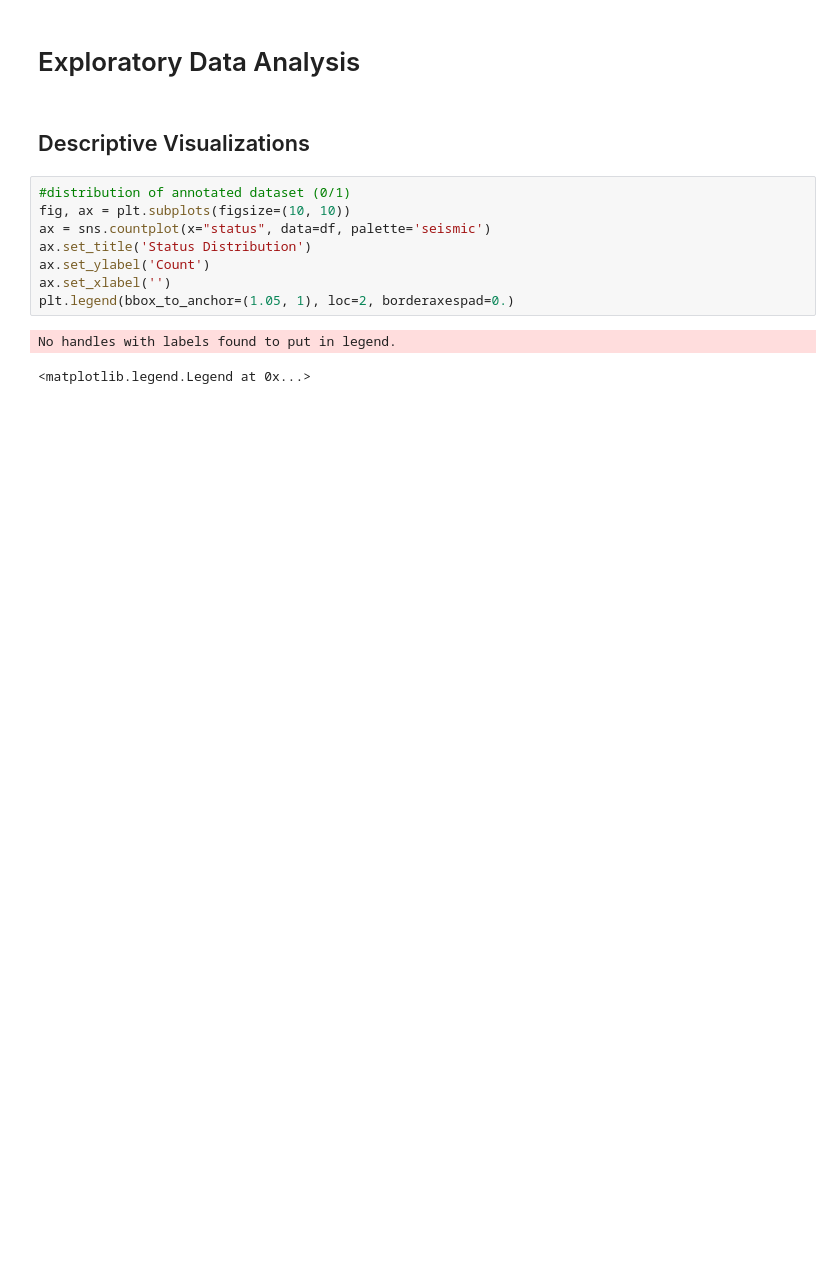
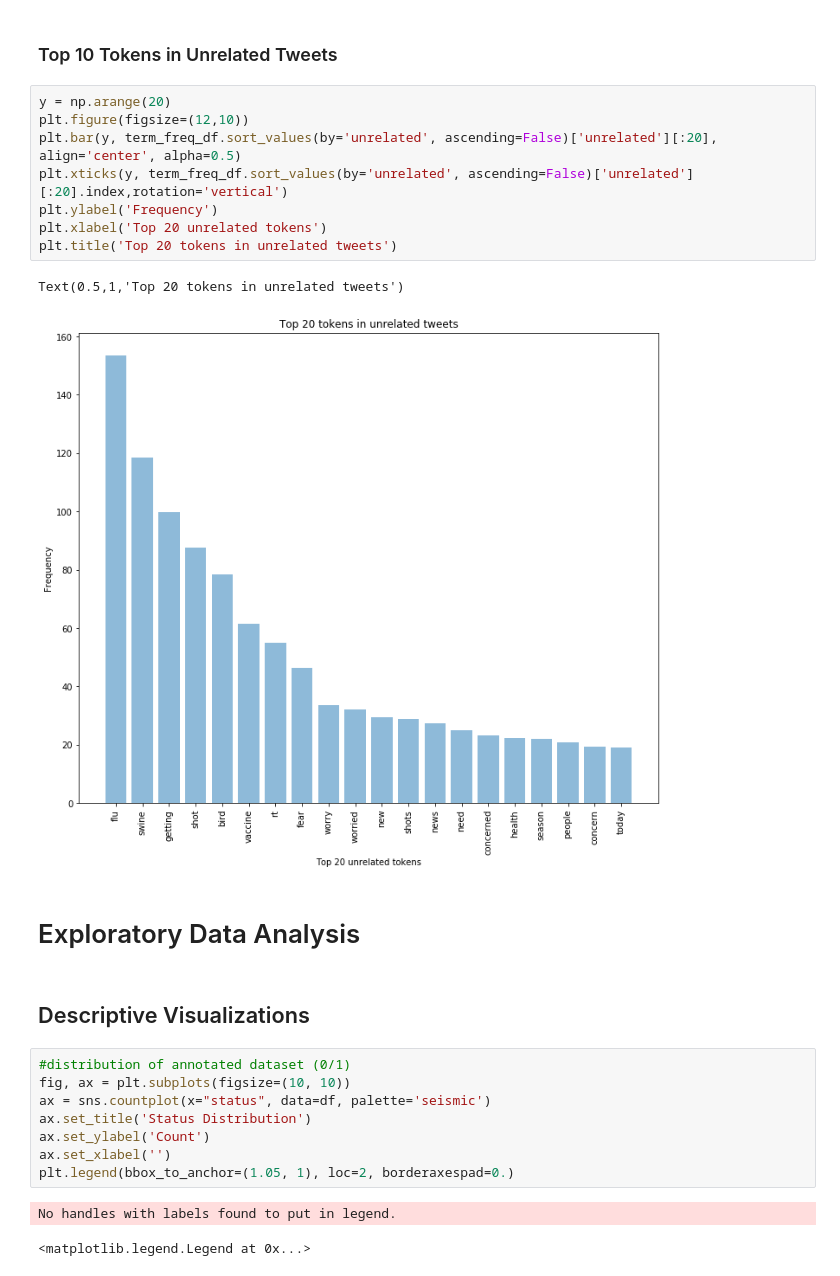
Before and after one commit to paulinaczheng/twitter_flu_tracking, a Jupyter notebook: MVP Pipeline Overview.ipynb, the cells around one changed output. Cells and saved outputs as stored; diff of their text form; blank space fills up the shorter version.

```diff
--- a/MVP Pipeline Overview.ipynb
+++ b/MVP Pipeline Overview.ipynb
@@ -71,3 +103,16 @@ dftrain.head()
+# %% [markdown]
+### Top 10 Tokens in Unrelated Tweets
+# %%
+y = np.arange(20)
+plt.figure(figsize=(12,10))
+plt.bar(y, term_freq_df.sort_values(by='unrelated', ascending=False)['unrelated'][:20], align='center', alpha=0.5)
+plt.xticks(y, term_freq_df.sort_values(by='unrelated', ascending=False)['unrelated'][:20].index,rotation='vertical')
+plt.ylabel('Frequency')
+plt.xlabel('Top 20 unrelated tokens')
+plt.title('Top 20 tokens in unrelated tweets')
+# %% [output]
+Text(0.5,1,'Top 20 tokens in unrelated tweets')
+[figure, added]
 # %% [markdown]
 # Exploratory Data Analysis
 # %% [markdown]
```
Also changed, not shown: parts of 20 cells of this notebook, 1 other file.
